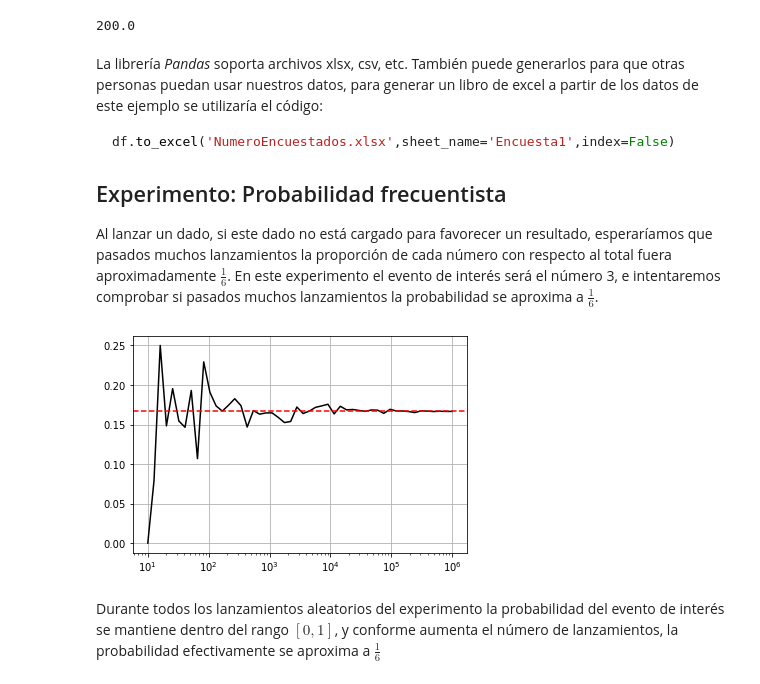
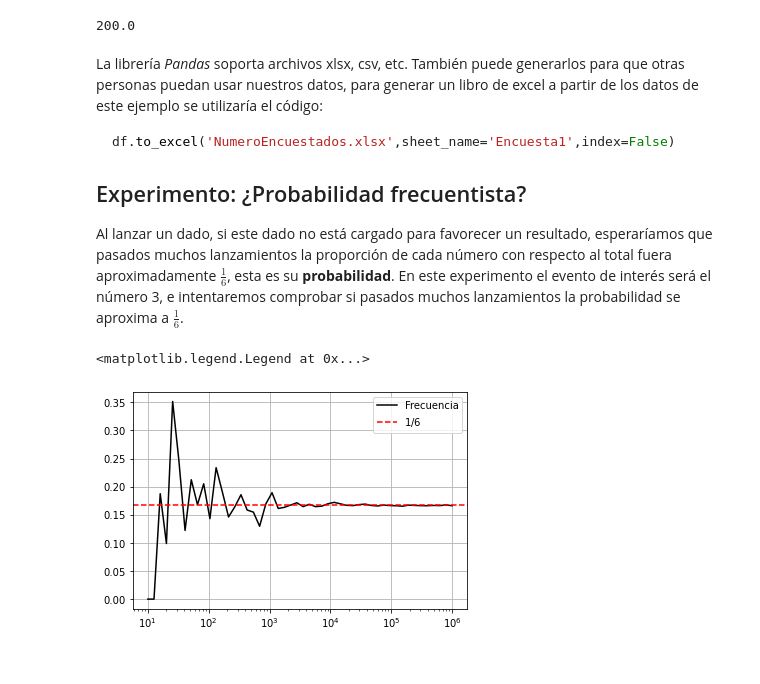
Before and after one commit to Lucas-Nieto-institucional/Notebooks_curso_estadistica, a Jupyter notebook: 01_Intro_Probabilidad.ipynb, the cells around one changed output. Drawn from its saved outputs; the diff is of its cells as text; code cells hidden in the pictures.

````diff
--- a/01_Intro_Probabilidad.ipynb
+++ b/01_Intro_Probabilidad.ipynb
@@ -127,35 +127,35 @@ La librería *Pandas* soporta archivos xlsx, csv, etc. También puede generarlos
 df.to_excel('NumeroEncuestados.xlsx',sheet_name='Encuesta1',index=False)
 ```
 
-## Experimento: Probabilidad frecuentista
+## Experimento: ¿Probabilidad frecuentista?
 
-Al lanzar un dado, si este dado no está cargado para favorecer un resultado, esperaríamos que pasados muchos lanzamientos la proporción de cada número con respecto al total fuera aproximadamente $\frac{1}{6}$. En este experimento el evento de interés será el número 3, e intentaremos comprobar si pasados muchos lanzamientos la probabilidad se aproxima a $\frac{1}{6}$.
+Al lanzar un dado, si este dado no está cargado para favorecer un resultado, esperaríamos que pasados muchos lanzamientos la proporción de cada número con respecto al total fuera aproximadamente $\frac{1}{6}$, esta es su **probabilidad**. En este experimento el evento de interés será el número 3, e intentaremos comprobar si pasados muchos lanzamientos la probabilidad se aproxima a $\frac{1}{6}$.
 # %%
 Evento = 3
 
-def GetFrecuencias(N:int): # N lanzamientos del dado
+def GetFrecuencias(N:int): # Cuantas veces sucedió el evento de interés en N lanzamientos del dado
 
     NTimes = 0 # Contador que incrementa cada vez que el lanzamiento es igual al evento de interés
 
     for i in range(int(N)):
         lanzamiento = np.random.randint(1,7) # Dado que la indexación de Python empieza en 0, hay que sumar +1 al límite
                                              # superior del rango.
         if lanzamiento == Evento:
             NTimes += 1
 
     return NTimes/N
 
 n = np.logspace(1,6,50)
 freqs = np.zeros(len(n))
 
 for i in range(len(n)):
     freqs[i] = GetFrecuencias(n[i])
 
 plt.plot(n,freqs,c='k',label = 'Frecuencia')
 plt.grid()
-plt.axhline(y=1/6,color='r',ls='--',label = r'$\frac{1}{6}$')
+plt.axhline(y=1/6,color='r',ls='--',label = r'$1/6$')
 plt.xscale('log')
+plt.legend()
 # %% [output]
+<matplotlib.legend.Legend at 0x...>
-[figure, old version]
+[figure, new version]
-# %% [markdown]
-Durante todos los lanzamientos aleatorios del experimento la probabilidad del evento de interés se mantiene dentro del rango $[0,1]$, y conforme aumenta el número de lanzamientos, la probabilidad efectivamente se aproxima a $\frac{1}{6}$
````
Also changed, not shown: parts of 12 cells of this notebook.
